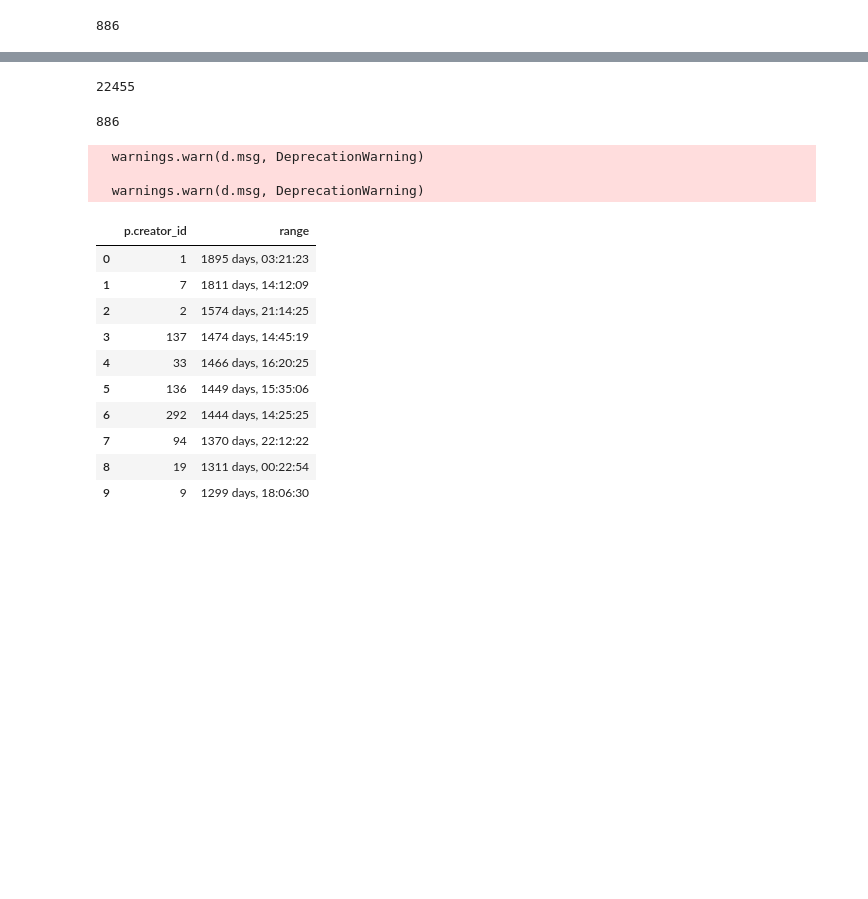
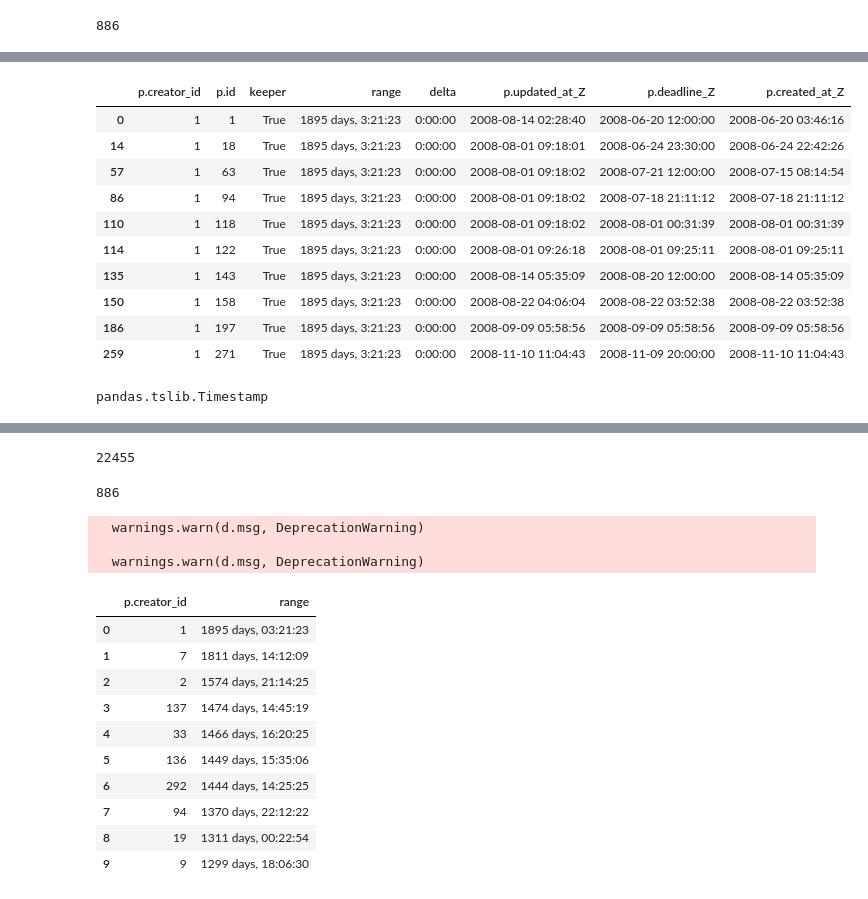
Before and after one commit to notionparallax/GA-DataScience, a Jupyter notebook: Prediction book analysis/PB analysis of users.ipynb, the cells around one changed output, grey strips where cells are left out. Drawn from its saved outputs; the diff is of its cells as text; code cells hidden in the pictures; blank space fills up the shorter version.

```diff
--- a/Prediction book analysis/PB analysis of users.ipynb
+++ b/Prediction book analysis/PB analysis of users.ipynb
@@ -1058,0 +1062,3 @@ firstEverPrediction 2008-06-20 03:46:16
+# %%
+individualsDFs[0][:10]
+# %% [output]
@@ -1058,0 +1070,15 @@ firstEverPrediction 2008-06-20 03:46:16
+|  | p.creator_id | p.id | keeper | range | delta | p.updated_at_Z | p.deadline_Z | p.created_at_Z |
+| 0 | 1 | 1 | True | 1895 days, 3:21:23 | 0:00:00 | 2008-08-14 02:28:40 | 2008-06-20 12:00:00 | 2008-06-20 03:46:16 |
+| 14 | 1 | 18 | True | 1895 days, 3:21:23 | 0:00:00 | 2008-08-01 09:18:01 | 2008-06-24 23:30:00 | 2008-06-24 22:42:26 |
+| 57 | 1 | 63 | True | 1895 days, 3:21:23 | 0:00:00 | 2008-08-01 09:18:02 | 2008-07-21 12:00:00 | 2008-07-15 08:14:54 |
+| 86 | 1 | 94 | True | 1895 days, 3:21:23 | 0:00:00 | 2008-08-01 09:18:02 | 2008-07-18 21:11:12 | 2008-07-18 21:11:12 |
+| 110 | 1 | 118 | True | 1895 days, 3:21:23 | 0:00:00 | 2008-08-01 09:18:02 | 2008-08-01 00:31:39 | 2008-08-01 00:31:39 |
+| 114 | 1 | 122 | True | 1895 days, 3:21:23 | 0:00:00 | 2008-08-01 09:26:18 | 2008-08-01 09:25:11 | 2008-08-01 09:25:11 |
+| 135 | 1 | 143 | True | 1895 days, 3:21:23 | 0:00:00 | 2008-08-14 05:35:09 | 2008-08-20 12:00:00 | 2008-08-14 05:35:09 |
+| 150 | 1 | 158 | True | 1895 days, 3:21:23 | 0:00:00 | 2008-08-22 04:06:04 | 2008-08-22 03:52:38 | 2008-08-22 03:52:38 |
+| 186 | 1 | 197 | True | 1895 days, 3:21:23 | 0:00:00 | 2008-09-09 05:58:56 | 2008-09-09 05:58:56 | 2008-09-09 05:58:56 |
+| 259 | 1 | 271 | True | 1895 days, 3:21:23 | 0:00:00 | 2008-11-10 11:04:43 | 2008-11-09 20:00:00 | 2008-11-10 11:04:43 |
+# %%
+type(firstEverPrediction)
+# %% [output]
+pandas.tslib.Timestamp
```
Also changed, not shown: parts of 15 cells of this notebook.
